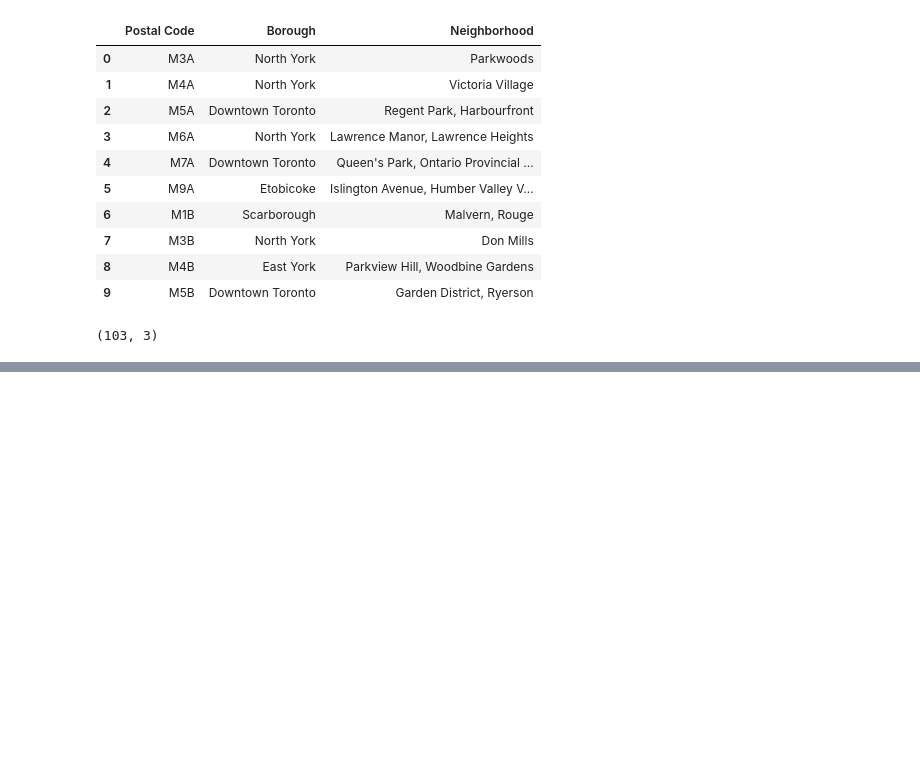
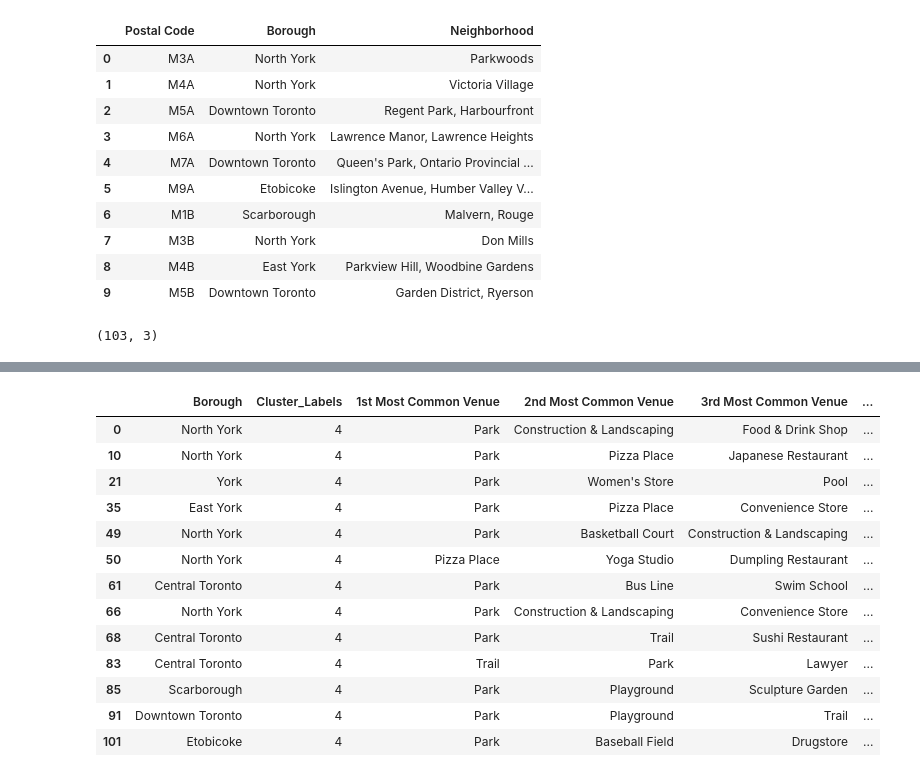
Before and after one commit to nehit210/Capstone, a Jupyter notebook: Segmentation and clustering of neighborhoods of toronto.ipynb, the cells around one changed output, grey strips where cells are left out. Saved outputs shown, nothing was run; the diff lists cells and outputs as text; code cells hidden in the pictures; blank space fills up the shorter version.

```diff
--- a/Segmentation and clustering of neighborhoods of toronto.ipynb
+++ b/Segmentation and clustering of neighborhoods of toronto.ipynb
@@ -81,0 +457,17 @@ dff.shape
+# %%
+toronto_merged.loc[toronto_merged['Cluster_Labels'] == 4, toronto_merged.columns[[1] + list(range(5, toronto_merged.shape[1]))]]
+# %% [output]
+|  | Borough | Cluster_Labels | 1st Most Common Venue | 2nd Most Common Venue | 3rd Most Common Venue | ... |
+| 0 | North York | 4 | Park | Construction & Landscaping | Food & Drink Shop | ... |
+| 10 | North York | 4 | Park | Pizza Place | Japanese Restaurant | ... |
+| 21 | York | 4 | Park | Women's Store | Pool | ... |
+| 35 | East York | 4 | Park | Pizza Place | Convenience Store | ... |
+| 49 | North York | 4 | Park | Basketball Court | Construction & Landscaping | ... |
+| 50 | North York | 4 | Pizza Place | Yoga Studio | Dumpling Restaurant | ... |
+| 61 | Central Toronto | 4 | Park | Bus Line | Swim School | ... |
+| 66 | North York | 4 | Park | Construction & Landscaping | Convenience Store | ... |
+| 68 | Central Toronto | 4 | Park | Trail | Sushi Restaurant | ... |
+| 83 | Central Toronto | 4 | Trail | Park | Lawyer | ... |
+| 85 | Scarborough | 4 | Park | Playground | Sculpture Garden | ... |
+| 91 | Downtown Toronto | 4 | Park | Playground | Trail | ... |
+| 101 | Etobicoke | 4 | Park | Baseball Field | Drugstore | ... |
```
Also changed, not shown: parts of 29 cells of this notebook.
